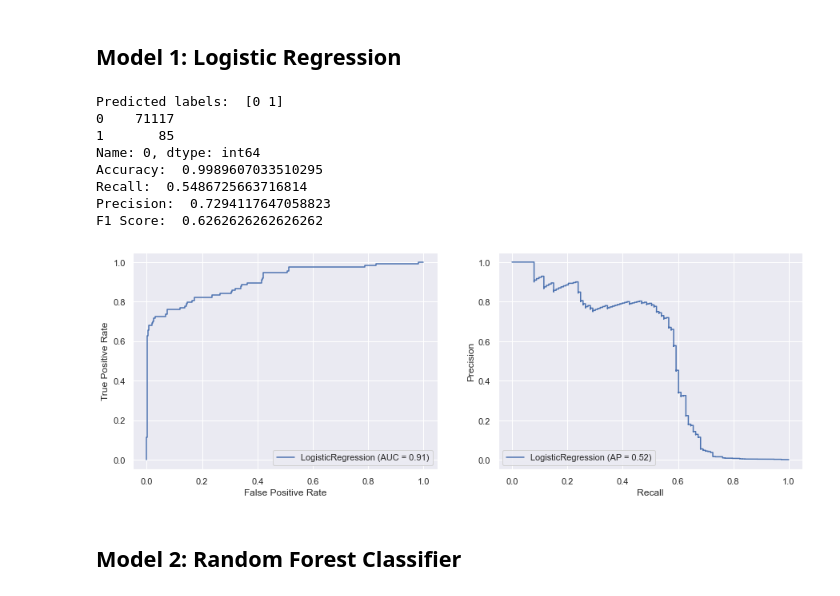
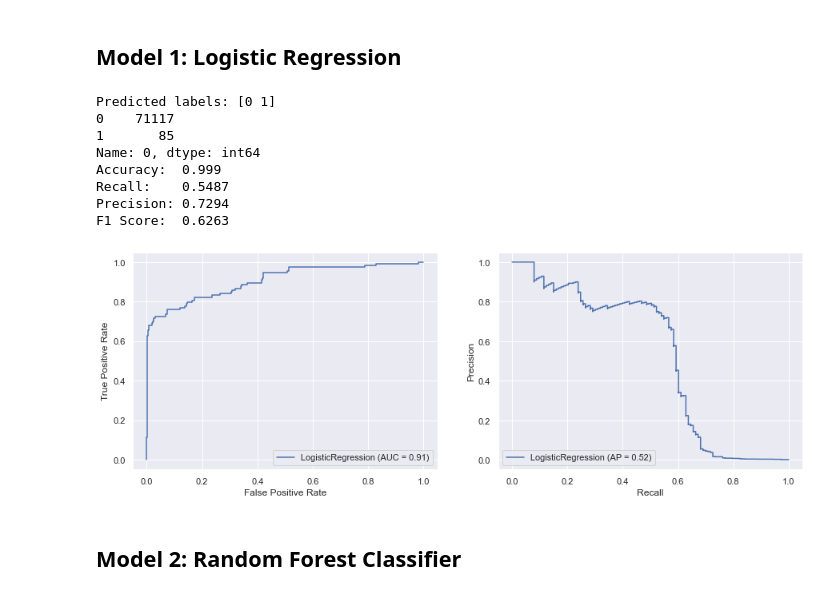
Before and after one commit to chrisjm/Credit-Card-Fraud-Analysis, a Jupyter notebook: notebooks/Capstone Two - Credit Card Fraud.ipynb, the cells around one changed output. Saved outputs shown, nothing was run; the diff lists cells and outputs as text; code cells hidden in the pictures.

```diff
--- a/notebooks/Capstone Two - Credit Card Fraud.ipynb
+++ b/notebooks/Capstone Two - Credit Card Fraud.ipynb
@@ -311,28 +312,23 @@ F1 Score:  0.0
 # %%
 from sklearn.linear_model import LogisticRegression
 
-model1 = LogisticRegression(solver='liblinear').fit(X_train, y_train)
+# Fit model
+model1 = LogisticRegression(solver='liblinear', random_state=42).fit(X_train, y_train)
+
+# Evaluate
 model1_pred = model1.predict(X_test)
-model1_df = pd.DataFrame(model1_pred)
+metrics(model1, model1_pred, y_test)
+metrics_plots(model1, X_test, y_test)
+# %% [output]
+Predicted labels: [0 1]
+0    71117
+1       85
+Name: 0, dtype: int64
+Accuracy:  0.999
+Recall:    0.5487
+Precision: 0.7294
+F1 Score:  0.6263
+[figure, added]
-# %%
-print('Predicted labels: ', (np.unique(model1_pred)))
-print(model1_df[0].value_counts())
-print('Accuracy: ', accuracy_score(y_test, model1_pred))
-print('Recall: ', recall_score(y_test, model1_pred))
-print('Precision: ', precision_score(y_test, model1_pred))
-print('F1 Score: ', f1_score(y_test, model1_pred))
-
-visualize_metrics(model1, X_test, y_test)
-# %% [output]
-Predicted labels:  [0 1]
-0    71117
-1       85
-Name: 0, dtype: int64
-Accuracy:  0.9989607033510295
-Recall:  0.5486725663716814
-Precision:  0.7294117647058823
-F1 Score:  0.6262626262626262
-[figure, removed]
 # %% [markdown]
 ## Model 2: Random Forest Classifier
 # %%
```
Also changed, not shown: parts of 23 cells of this notebook.
